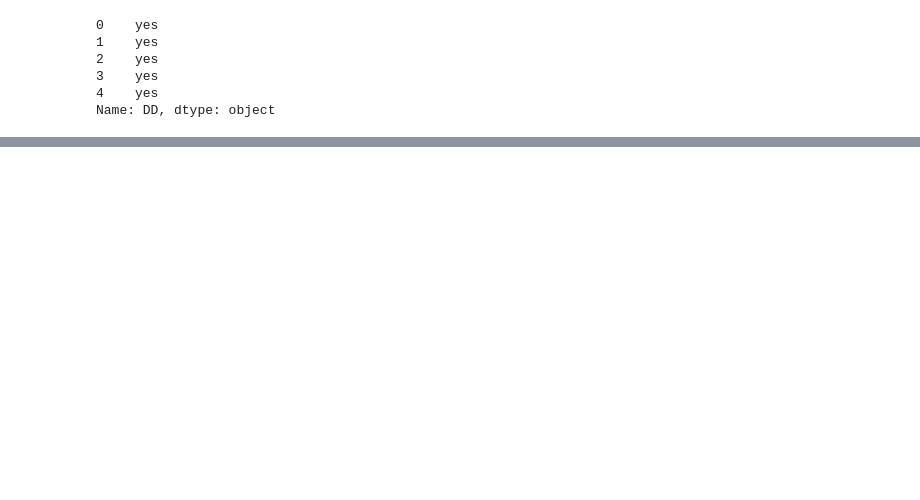
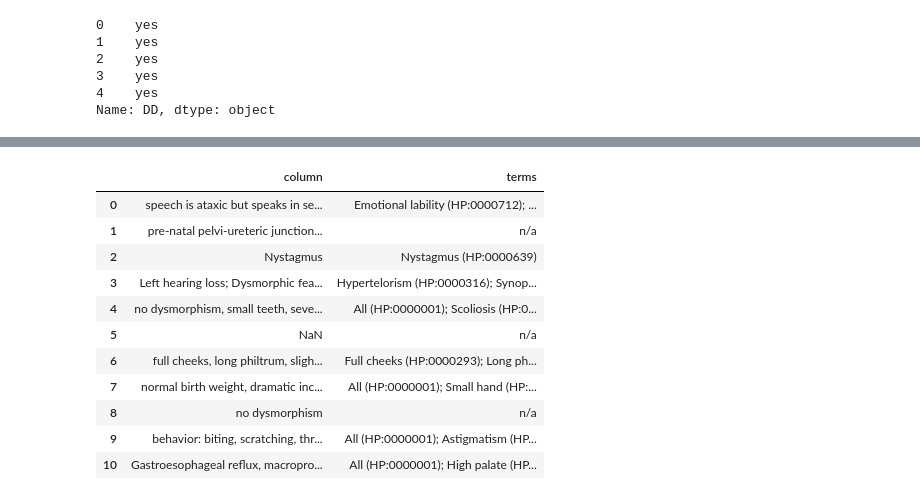
Before and after one commit to monarch-initiative/pyphetools, a Jupyter notebook: notebooks/introduction.ipynb, the cells around one changed output, grey strips where cells are left out. Cells and saved outputs as stored; diff of their text form; code cells hidden in the pictures; blank space fills up the shorter version.

```diff
--- a/notebooks/introduction.ipynb
+++ b/notebooks/introduction.ipynb
@@ -188,0 +255,23 @@ Name: severity of ID, dtype: object
+# %%
+## THIS ONE IS NOT WORKING WELL ENOUGH YET
+additional_custom_map = {'OCD': 'Obsessive-compulsive behavior',
+                         '5th finger clinodactyly': 'Clinodactyly of the 5th finger',
+                         'small teeth':'Reduced cerebral white matter volume',
+                         'widened lateral ventricles': 'Lateral ventricle dilatation',
+                         'dysgenesis of corpus callosum': 'Dysplastic corpus callosum',
+                        }
+additionalFeaturesMapper = CustomColumnMapper(concept_recognizer=hpo_cr, custom_map_d=mri_custom_map, )
+mriMapper.preview_column(df['Additional symptoms'])
+# %% [output]
+|  | column | terms |
+| 0 | speech is ataxic but speaks in se... | Emotional lability (HP:0000712); ... |
+| 1 | pre-natal pelvi-ureteric junction... | n/a |
+| 2 | Nystagmus | Nystagmus (HP:0000639) |
+| 3 | Left hearing loss; Dysmorphic fea... | Hypertelorism (HP:0000316); Synop... |
+| 4 | no dysmorphism, small teeth, seve... | All (HP:0000001); Scoliosis (HP:0... |
+| 5 | NaN | n/a |
+| 6 | full cheeks, long philtrum, sligh... | Full cheeks (HP:0000293); Long ph... |
+| 7 | normal birth weight, dramatic inc... | All (HP:0000001); Small hand (HP:... |
+| 8 | no dysmorphism | n/a |
+| 9 | behavior: biting, scratching, thr... | All (HP:0000001); Astigmatism (HP... |
+| 10 | Gastroesophageal reflux, macropro... | All (HP:0000001); High palate (HP... |
```
Also changed, not shown: parts of 28 cells of this notebook, 7 other files.
